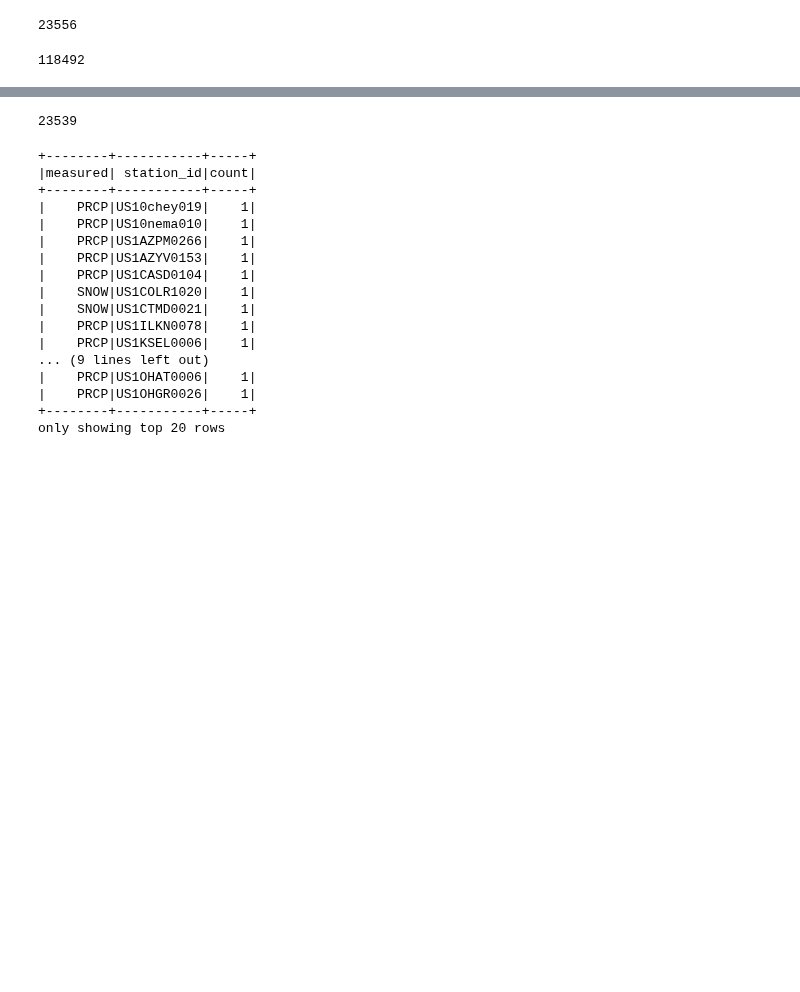
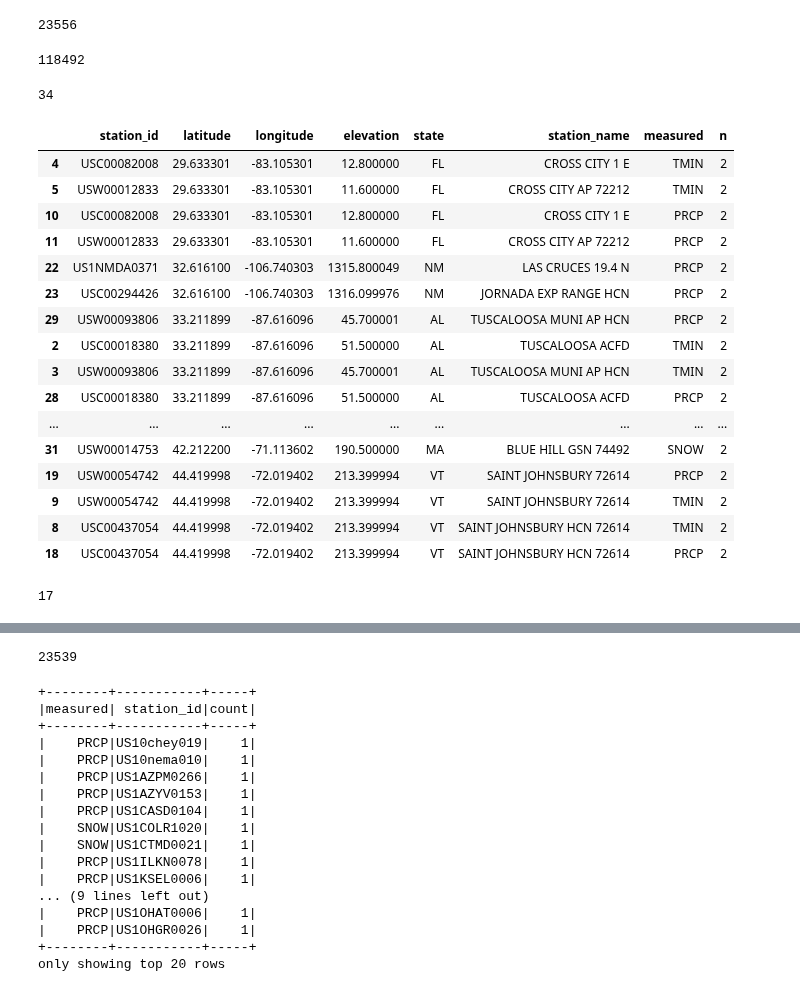
Before and after one commit to severine-baudry/capstone_data_engineer, a Jupyter notebook: map_fips_GPS.ipynb, the cells around one changed output, grey strips where cells are left out. Drawn from its saved outputs; the diff is of its cells as text; code cells hidden in the pictures; blank space fills up the shorter version.

Commit message:
Identify stations with identical latitude, longitude => some have different elevations

```diff
--- a/map_fips_GPS.ipynb
+++ b/map_fips_GPS.ipynb
@@ -110,3 +109,33 @@ raw_stations.count()
 wgps = Window.partitionBy("measured","latitude", "longitude").orderBy("station_id")
 df_stations_filtered = df_stations.withColumn("n", F.rank().over(wgps)) \
     .where(col("n") == 1)
+# %%
+# find stations with same GPS coordinates
+wgps = Window.partitionBy("measured","latitude", "longitude")
+multi_stations = df_stations.withColumn("n", F.count("station_id").over(wgps)).where(col("n") > 1).cache()
+multi_stations.count()
+# %% [output]
+34
+# %%
+mulst_pd = multi_stations.toPandas()
+# %%
+# some stations have different elevations for same latitude, longitude => pylon ?
+mulst_pd.sort_values("latitude")
+# %% [output]
+|  | station_id | latitude | longitude | elevation | state | station_name | measured | n |
+| 4 | USC00082008 | 29.633301 | -83.105301 | 12.800000 | FL | CROSS CITY 1 E | TMIN | 2 |
+| 5 | USW00012833 | 29.633301 | -83.105301 | 11.600000 | FL | CROSS CITY AP 72212 | TMIN | 2 |
+| 10 | USC00082008 | 29.633301 | -83.105301 | 12.800000 | FL | CROSS CITY 1 E | PRCP | 2 |
+| 11 | USW00012833 | 29.633301 | -83.105301 | 11.600000 | FL | CROSS CITY AP 72212 | PRCP | 2 |
+| 22 | US1NMDA0371 | 32.616100 | -106.740303 | 1315.800049 | NM | LAS CRUCES 19.4 N | PRCP | 2 |
+| 23 | USC00294426 | 32.616100 | -106.740303 | 1316.099976 | NM | JORNADA EXP RANGE HCN | PRCP | 2 |
+| 29 | USW00093806 | 33.211899 | -87.616096 | 45.700001 | AL | TUSCALOOSA MUNI AP HCN | PRCP | 2 |
+| 2 | USC00018380 | 33.211899 | -87.616096 | 51.500000 | AL | TUSCALOOSA ACFD | TMIN | 2 |
+| 3 | USW00093806 | 33.211899 | -87.616096 | 45.700001 | AL | TUSCALOOSA MUNI AP HCN | TMIN | 2 |
+| 28 | USC00018380 | 33.211899 | -87.616096 | 51.500000 | AL | TUSCALOOSA ACFD | PRCP | 2 |
+| ... | ... | ... | ... | ... | ... | ... | ... | ... |
+| 31 | USW00014753 | 42.212200 | -71.113602 | 190.500000 | MA | BLUE HILL GSN 74492 | SNOW | 2 |
+| 19 | USW00054742 | 44.419998 | -72.019402 | 213.399994 | VT | SAINT JOHNSBURY 72614 | PRCP | 2 |
+| 9 | USW00054742 | 44.419998 | -72.019402 | 213.399994 | VT | SAINT JOHNSBURY 72614 | TMIN | 2 |
+| 8 | USC00437054 | 44.419998 | -72.019402 | 213.399994 | VT | SAINT JOHNSBURY HCN 72614 | TMIN | 2 |
+| 18 | USC00437054 | 44.419998 | -72.019402 | 213.399994 | VT | SAINT JOHNSBURY HCN 72614 | PRCP | 2 |
@@ -112,0 +144,4 @@ df_stations_filtered = df_stations.withColumn("n", F.rank().over(wgps)) \
+# %%
+mult2.count()
+# %% [output]
+17
```
Also changed, not shown: parts of 3 cells of this notebook.
